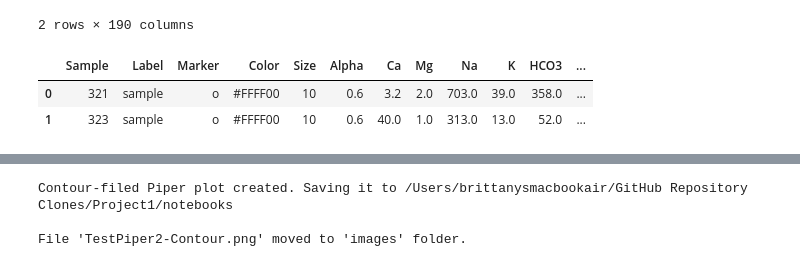
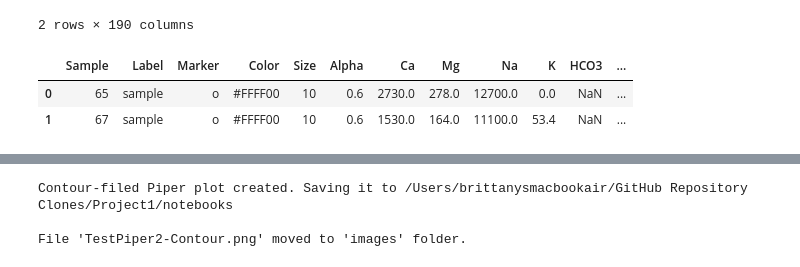
Before and after one commit to bsvab/produced-water-chemistry, a Jupyter notebook: notebooks/produced_water_chemistry-brittany.ipynb, the cells around one changed output, grey strips where cells are left out. Drawn from its saved outputs; the diff is of its cells as text; code cells hidden in the pictures.

```diff
--- a/notebooks/produced_water_chemistry-brittany.ipynb
+++ b/notebooks/produced_water_chemistry-brittany.ipynb
@@ -14,0 +155,18 @@ import sklearn
+# %%
+# Filter out rows where USGS charge balance is not between -10 and +10
+df_filtered = df_filtered[df_filtered['chargebalance'].between(-10, 10)]
+
+# Save the updated dataframe
+df_filtered.to_csv('../data/df_filtered_chargebalance.csv', index=False)
+# %%
+# Calculate charge balance
+df_filtered['Cations'] = (df_filtered['Na_M'] * 1) + (df_filtered['Ca_M'] * 2) + (df_filtered['Mg_M'] * 2)
+df_filtered['Anions'] = (df_filtered['Cl_M'] * 1) + (df_filtered['SO4_M'] * 2)
+df_filtered['CalculatedChargeBalance'] = ((df_filtered['Cations'] - df_filtered['Anions']) / (df_filtered['Cations'] + df_filtered['Anions'])) * 100
+
+# Flag discrepancies between calculated charge balance and existing 'chargebalance' column
+threshold = 5  # 5% threshold for discrepancy
+df_filtered['ChargeBalanceDiscrepancy'] = abs(df_filtered['CalculatedChargeBalance'] - df_filtered['chargebalance']) > threshold
+
+# Save the updated dataframe with discrepancy flags
+df_filtered.to_csv('../data/df_filtered_discrepancy_flags.csv', index=False)
@@ -74,36 +253,36 @@ df_dirtyscrubdata.head(2)
 # %%
 # The below list of column names is just to document the required column names and column order to feed into wqchartpy - variable is not used; just here for reference
 columns = ['Sample','Label','Marker','Size','Color','Alpha','Ca','Mg','Na','K','HCO3','CO3','Cl','SO4']
 
 # ALL REFERENCES TO df_dirtyscrubdata IN THIS CELL WILL NEED TO BE SWAPPED FOR THE REAL DF LATER ON
 
 # Create new dataframe to match format required by wqchartpy for the contour piper plot
 df_data_wqchartpyformat = pd.DataFrame()
 
 df_data_wqchartpyformat = pd.DataFrame()
-df_data_wqchartpyformat['Sample'] = df_dirtyscrubdata['IDUSGS'].map(str)
+df_data_wqchartpyformat['Sample'] = df_filtered['IDUSGS'].map(str)
 df_data_wqchartpyformat['Label'] = 'sample'       # DECISION NEEDED --- we can get fancy with how we want to group this? maybe group it by TDS high/med/low, etc? just have single group for all for now -- only a factor if we use the normal triangle_piper
 df_data_wqchartpyformat['Marker'] = 'o'           # DECISION NEEDED --- we can get fancy with how we want to identify markers? maybe group it by TDS high/med/low, etc? just have single shape for all for now -- only a factor if we use the normal triangle_piper
 df_data_wqchartpyformat['Color'] = '#FFFF00'      # DECISION NEEDED --- we can get fancy with how we want to color this? maybe group it by TDS high/med/low, etc? just have single color for all for now -- only a factor if we use the normal triangle_piper
 df_data_wqchartpyformat['Size'] = 10
 df_data_wqchartpyformat['Alpha'] = 0.6
 
-df_data_wqchartpyformat['Ca'] = df_dirtyscrubdata['Ca']
-df_data_wqchartpyformat['Mg'] = df_dirtyscrubdata['Mg']
-df_data_wqchartpyformat['Na'] = df_dirtyscrubdata['Na']
-df_data_wqchartpyformat['K'] = df_dirtyscrubdata['K']
-df_data_wqchartpyformat['HCO3'] = df_dirtyscrubdata['HCO3']
-df_data_wqchartpyformat['CO3'] = df_dirtyscrubdata['CO3']
-df_data_wqchartpyformat['Cl'] = df_dirtyscrubdata['Cl']
-df_data_wqchartpyformat['SO4'] = df_dirtyscrubdata['SO4']
+df_data_wqchartpyformat['Ca'] = df_filtered['Ca']
+df_data_wqchartpyformat['Mg'] = df_filtered['Mg']
+df_data_wqchartpyformat['Na'] = df_filtered['Na']
+df_data_wqchartpyformat['K'] = df_filtered['K']
+df_data_wqchartpyformat['HCO3'] = df_filtered['HCO3']
+df_data_wqchartpyformat['CO3'] = df_filtered['CO3']
+df_data_wqchartpyformat['Cl'] = df_filtered['Cl']
+df_data_wqchartpyformat['SO4'] = df_filtered['SO4']
 
 # Reset the index
 df_data_wqchartpyformat.reset_index(inplace=True, drop=True)
 
 # Show the df
 df_data_wqchartpyformat.head(2)
 # %% [output]
 |  | Sample | Label | Marker | Color | Size | Alpha | Ca | Mg | Na | K | HCO3 | ... |
-| 0 | 321 | sample | o | #FFFF00 | 10 | 0.6 | 3.2 | 2.0 | 703.0 | 39.0 | 358.0 | ... |
-| 1 | 323 | sample | o | #FFFF00 | 10 | 0.6 | 40.0 | 1.0 | 313.0 | 13.0 | 52.0 | ... |
+| 0 | 65 | sample | o | #FFFF00 | 10 | 0.6 | 2730.0 | 278.0 | 12700.0 | 0.0 | NaN | ... |
+| 1 | 67 | sample | o | #FFFF00 | 10 | 0.6 | 1530.0 | 164.0 | 11100.0 | 53.4 | NaN | ... |
 # %%
```
Also changed, not shown: parts of 6 cells of this notebook, 7 other files.
